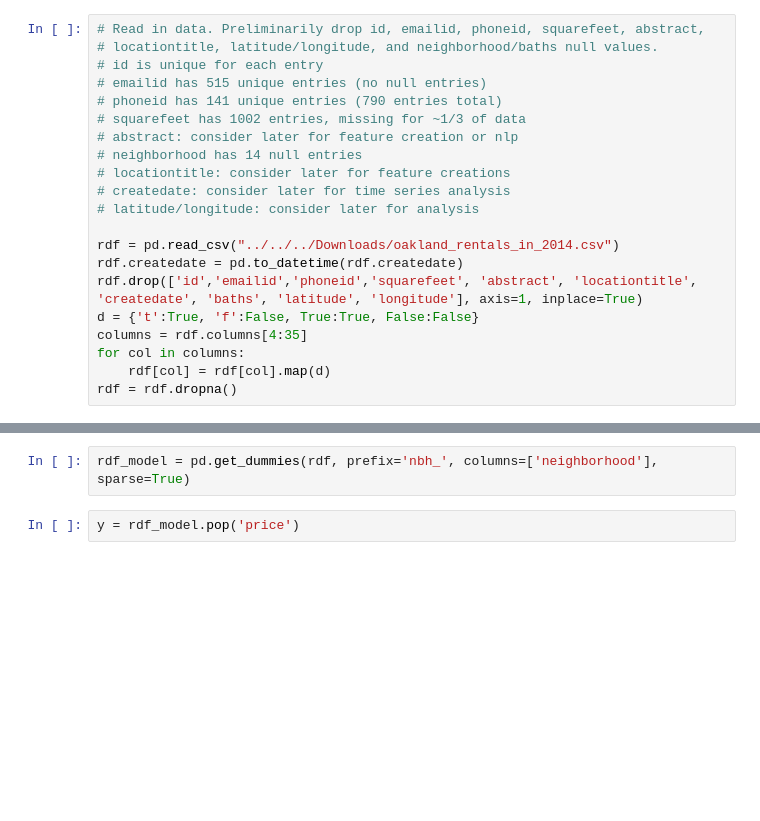
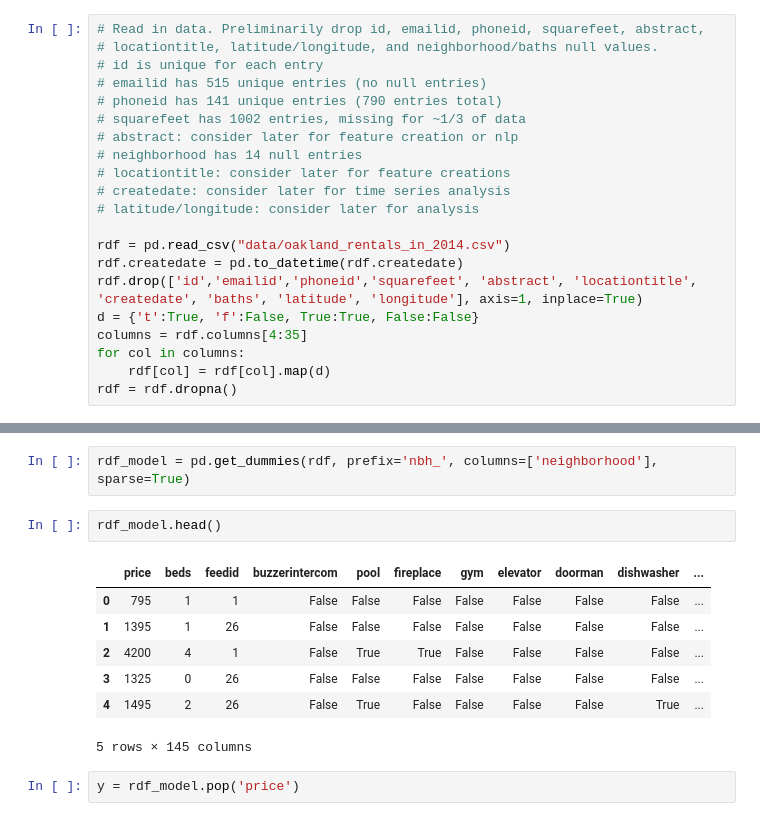
Before and after one commit to d43/oakland, a Jupyter notebook: Crime_Rental_Viz.ipynb, the cells around one changed output, grey strips where cells are left out. Drawn from its saved outputs; the diff is of its cells as text; blank space fills up the shorter version.

```diff
--- a/Crime_Rental_Viz.ipynb
+++ b/Crime_Rental_Viz.ipynb
@@ -75,7 +52,7 @@ dfday.plot(figsize=(20,5))
 # createdate: consider later for time series analysis
 # latitude/longitude: consider later for analysis
 
-rdf = pd.read_csv("../../../Downloads/oakland_rentals_in_2014.csv")
+rdf = pd.read_csv("data/oakland_rentals_in_2014.csv")
 rdf.createdate = pd.to_datetime(rdf.createdate)
 rdf.drop(['id','emailid','phoneid','squarefeet', 'abstract', 'locationtitle', 'createdate', 'baths', 'latitude', 'longitude'], axis=1, inplace=True)
 d = {'t':True, 'f':False, True:True, False:False}
@@ -143,6 +120,16 @@ rdf.sort('price', ascending=False).head()
 rdf = rdf[rdf.price < 9999]
 # %%
 rdf_model = pd.get_dummies(rdf, prefix='nbh_', columns=['neighborhood'], sparse=True)
+# %%
+rdf_model.head()
+# %% [output]
+|  | price | beds | feedid | buzzerintercom | pool | fireplace | gym | elevator | doorman | dishwasher | ... |
+| 0 | 795 | 1 | 1 | False | False | False | False | False | False | False | ... |
+| 1 | 1395 | 1 | 26 | False | False | False | False | False | False | False | ... |
+| 2 | 4200 | 4 | 1 | False | True | True | False | False | False | False | ... |
+| 3 | 1325 | 0 | 26 | False | False | False | False | False | False | False | ... |
+| 4 | 1495 | 2 | 26 | False | True | False | False | False | False | True | ... |
+5 rows × 145 columns
 # %%
 y = rdf_model.pop('price')
 # %%
```
Also changed, not shown: parts of 21 cells of this notebook, 2 other files.
